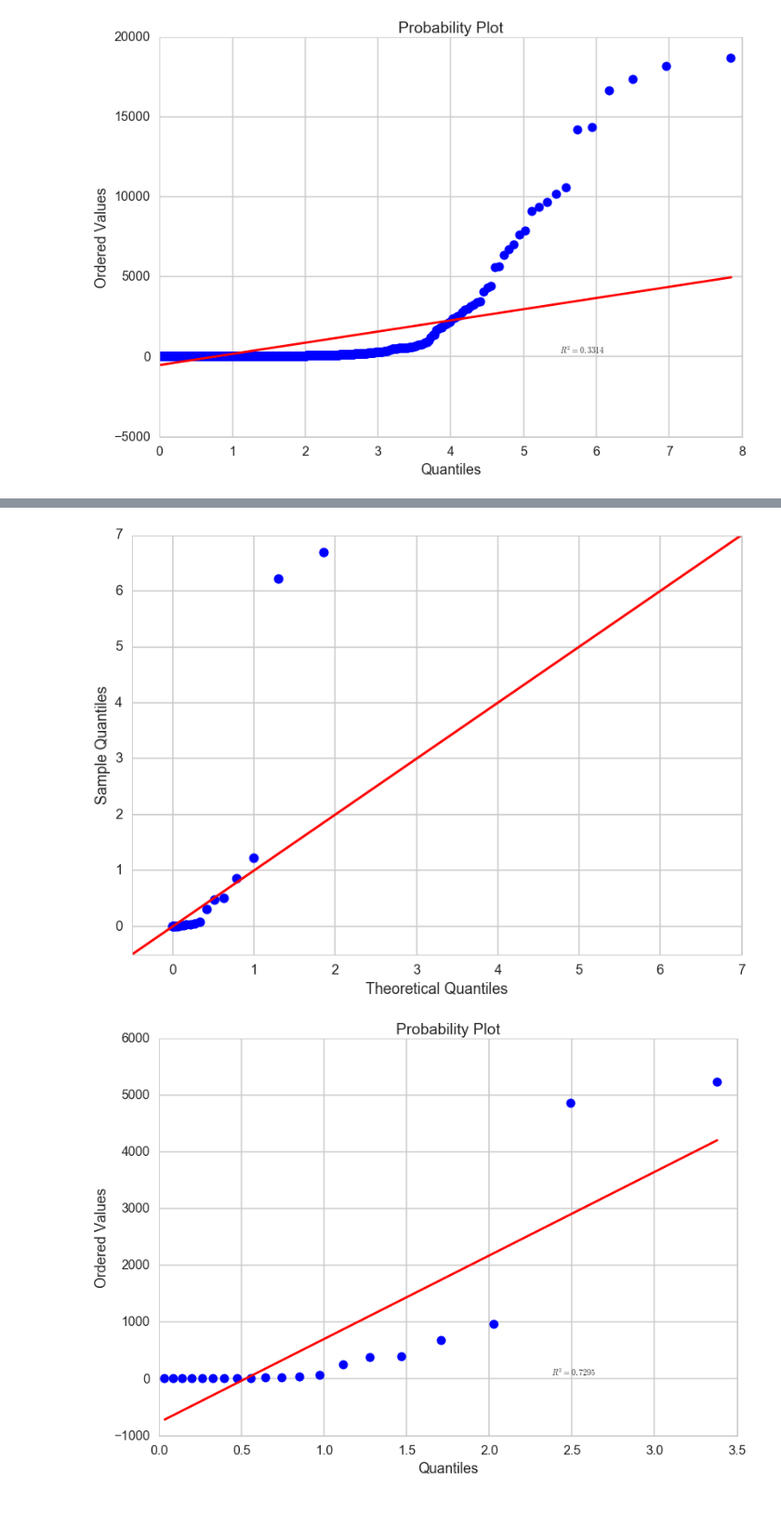
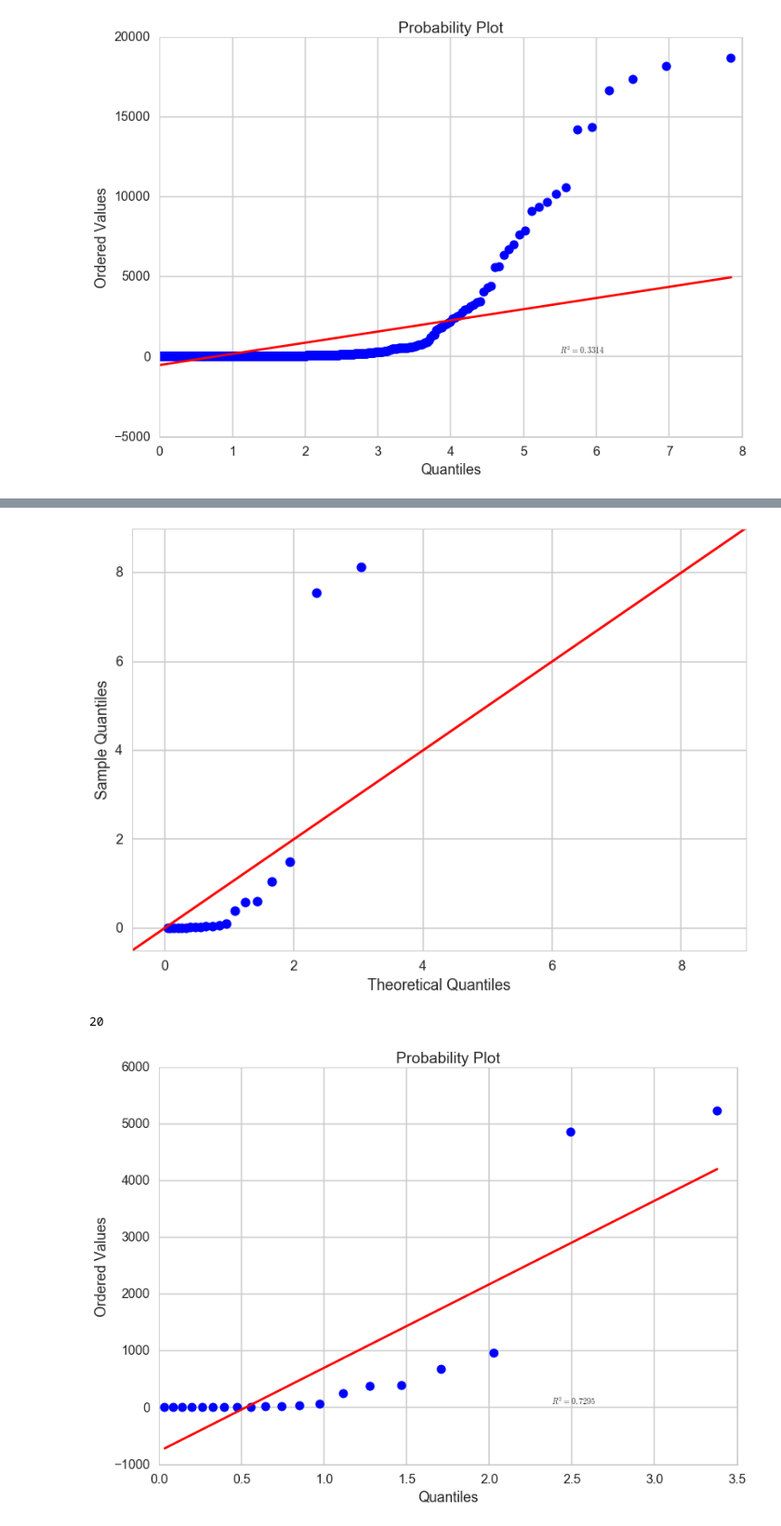
Before and after one commit to tperol/earthquake-clusters, a Jupyter notebook: explore_data_eric.ipynb, the cells around one changed output, grey strips where cells are left out. Shown at 93% size. Drawn from its saved outputs; the diff is of its cells as text; code cells hidden in the pictures.

```diff
--- a/explore_data_eric.ipynb
+++ b/explore_data_eric.ipynb
@@ -62,7 +62,7 @@ def find_regions(df):
     pairs = []
     for lats in lat_pairs:
         for longs in long_pairs:
-            pair = lats, longs
+            pair = longs, lats
             pairs.append(pair)
     return(long, lat, pairs)
 # %%
@@ -289,9 +290,11 @@ coordinates
 # %%
 import statsmodels.api as sm
-sm.qqplot(deltas2, dist='gamma', fit=True, line='45')
+sm.qqplot(deltas2, dist='expon', fit=True, line='45')
 plt.show()
+len(deltas2)
 # %% [output]
-[figure, old version]
+[figure, new version]
+20
 # %%
 sp.stats.probplot(deltas2, dist='expon', plot=plt)
 plt.show()
```
Also changed, not shown: parts of 4 cells of this notebook.
